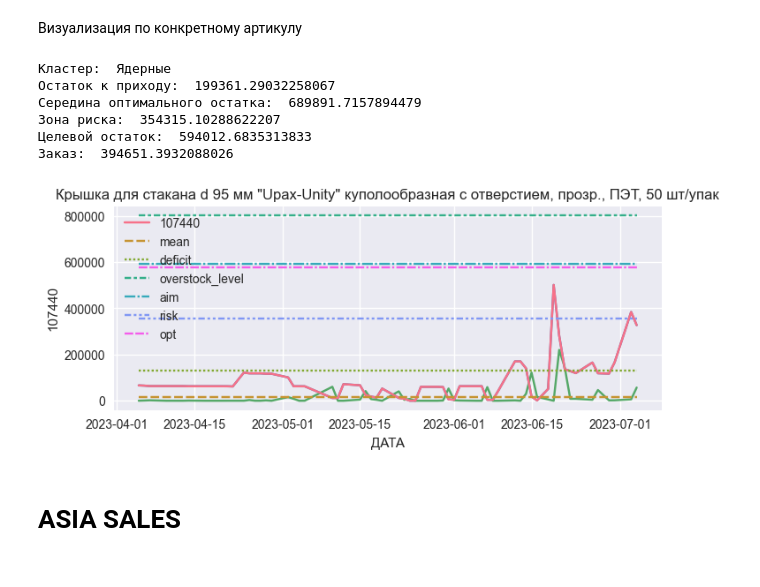
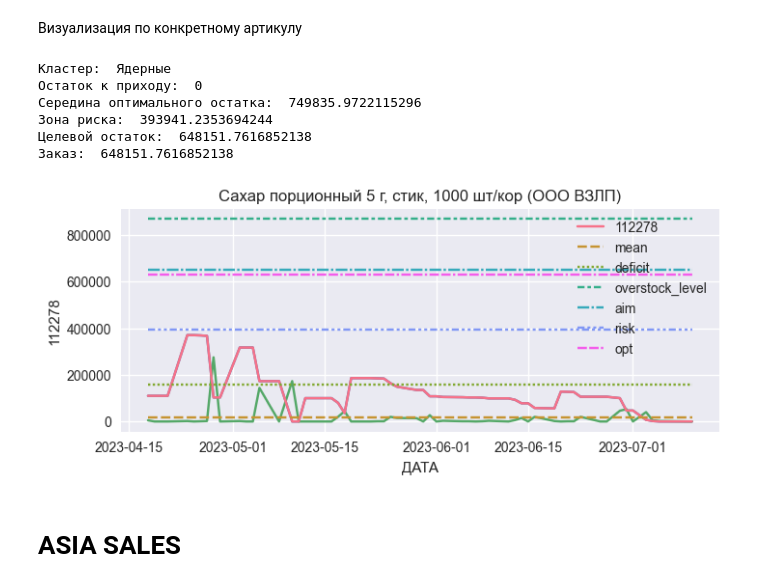
Before and after one commit to killri/sf_data_science, a Jupyter notebook: DS_Mystery/Asia stock management/Asia_stocks.ipynb, the cells around one changed output. Cells and saved outputs as stored; diff of their text form; code cells hidden in the pictures.

```diff
--- a/DS_Mystery/Asia stock management/Asia_stocks.ipynb
+++ b/DS_Mystery/Asia stock management/Asia_stocks.ipynb
@@ -1,7 +1,7 @@
 # %% [markdown]
 Выбор региона анализа
 # %%
-region = 'ШМТ'
+region = 'АЛМ'
 # %% [markdown]
 Импорт библиотек
 # %%
@@ -271,7 +271,7 @@ def set_cluster_name(art):
 piv_nom['cluster_name'] = piv_nom['АРТИКУЛ'].apply(set_cluster_name)
 # %%
 
-cluster = list(piv_nom[piv_nom['cluster_name']=='Ядерные']['АРТИКУЛ'])
+cluster = list(piv_nom[piv_nom['cluster_name']==' ']['АРТИКУЛ'])
 #cluster = list(piv_nom[piv_nom['sales_median_$_log'] > 0]['АРТИКУЛ'])
 
 fig, axes = plt.subplots(len(cluster)//6+2,6, figsize = [20,len(cluster)//6*2+3])
@@ -724,7 +724,8 @@ piv_nom[mask][['АРТИКУЛ','ДУБЛИКАТЫ', 'ТОВАР', 'ПРЯМО
 # %% [markdown]
 Визуализация по конкретному артикулу
 # %%
-art =107440
+art =112278
+
 
 regularity_days = 5
 transport_days = 2
@@ -755,39 +756,39 @@ if piv_nom[piv_nom['АРТИКУЛ'] == art].shape[0]>0:
     print('Целевой остаток: ',aim_stock)
     order = aim_stock - stock_on_income
     print('Заказ: ',order)
 
     fig, ax = plt.subplots(1,1, figsize = [8,3])
     sns.lineplot(table[art].T, ax=ax)
 
     if art in list(table2.columns):
         sns.lineplot(table2[art].T, ax=ax)
     line = pd.DataFrame(table[art].T.copy())
 
 
     std_level = (mean_level + 3*table2.describe().T.loc[art]['std'])
 
     line['mean'] = mean_level
     line['deficit'] = deficit_level
     line['overstock_level'] = piv_nom[piv_nom['АРТИКУЛ']== art]['overstock_level'].iloc[0]
     line['aim'] = aim_stock
     line['risk'] = risk_zone_level
     line['opt'] = optimum_zone_level
 
 
     sns.lineplot(line, ax=ax)
 
     ax.set_title(art_name)
 
 else:
     print('Артикул в регионе без движения и остатков')
 # %% [output]
 Кластер:  Ядерные
-Остаток к приходу:  199361.29032258067
-Середина оптимального остатка:  689891.7157894479
-Зона риска:  354315.10288622207
-Целевой остаток:  594012.6835313833
-Заказ:  394651.3932088026
+Остаток к приходу:  0
+Середина оптимального остатка:  749835.9722115296
+Зона риска:  393941.2353694244
+Целевой остаток:  648151.7616852138
+Заказ:  648151.7616852138
-[figure, old version]
+[figure, new version]
 # %%
 #Nomen[Nomen['АРТИКУЛ'] == art]
 # %%
```
Also changed, not shown: parts of 4 cells of this notebook, 47 other files.
